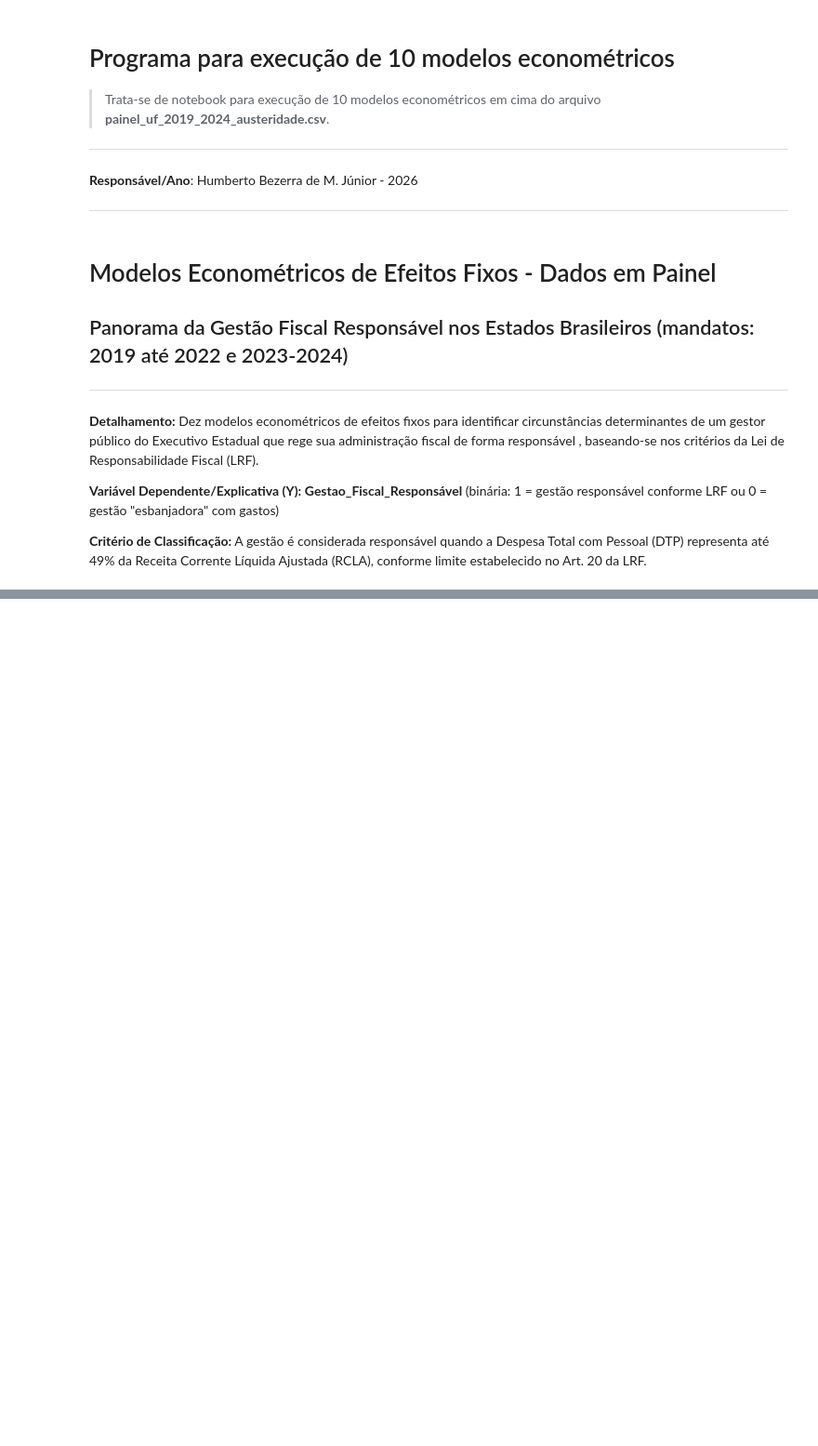
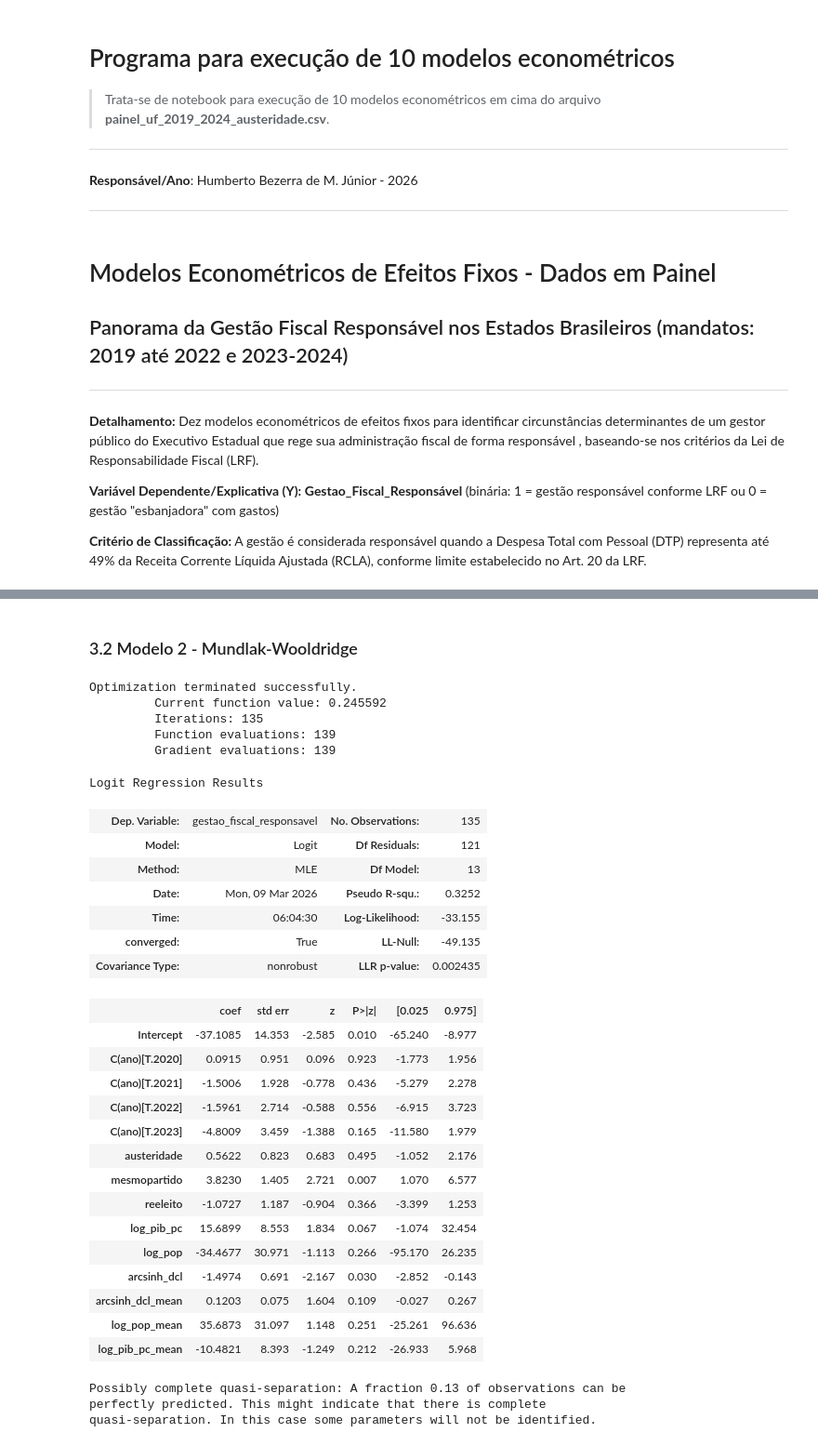
Before and after one commit to jrhumberto/000-pep, a Jupyter notebook: modelo_econometrico_v2.ipynb, the cells around one changed output, grey strips where cells are left out. Shown at 93% size. Drawn from its saved outputs; the diff is of its cells as text; code cells hidden in the pictures; blank space fills up the shorter version.

```diff
--- a/modelo_econometrico_v2.ipynb
+++ b/modelo_econometrico_v2.ipynb
@@ -680,0 +286,54 @@ for i in list_files_results:
+# %% [markdown]
+### 3.2 Modelo 2 - Mundlak-Wooldridge
+# %%
+# Criação de replica
+df_model2 = df.copy()
+
+# Médias intra-UF (controle de Mundlak — substitui C(uf) corretamente)
+for v in ["arcsinh_dcl", "log_pop", "log_pib_pc"]:
+    df_model2[f"{v}_mean"] = df_model2.groupby("uf")[v].transform("mean")
+
+# Dummies de ANO (sem separação perfeita — viável)
+modelo2 = smf.logit(
+    """gestao_fiscal_responsavel ~
+       austeridade + mesmopartido + reeleito +
+       log_pib_pc + log_pop + arcsinh_dcl +
+       arcsinh_dcl_mean + log_pop_mean + log_pib_pc_mean +
+       C(ano)""",
+    data=df_model2
+).fit(method="bfgs", maxiter=500)
+# %% [output]
+Optimization terminated successfully.
+         Current function value: 0.245592
+         Iterations: 135
+         Function evaluations: 139
+         Gradient evaluations: 139
+# %%
+modelo2.summary()
+# %% [output]
+Logit Regression Results
+| Dep. Variable: | gestao_fiscal_responsavel | No. Observations: | 135 |
+| Model: | Logit | Df Residuals: | 121 |
+| Method: | MLE | Df Model: | 13 |
+| Date: | Mon, 09 Mar 2026 | Pseudo R-squ.: | 0.3252 |
+| Time: | 06:04:30 | Log-Likelihood: | -33.155 |
+| converged: | True | LL-Null: | -49.135 |
+| Covariance Type: | nonrobust | LLR p-value: | 0.002435 |
+|  | coef | std err | z | P>|z| | [0.025 | 0.975] |
+| Intercept | -37.1085 | 14.353 | -2.585 | 0.010 | -65.240 | -8.977 |
+| C(ano)[T.2020] | 0.0915 | 0.951 | 0.096 | 0.923 | -1.773 | 1.956 |
+| C(ano)[T.2021] | -1.5006 | 1.928 | -0.778 | 0.436 | -5.279 | 2.278 |
+| C(ano)[T.2022] | -1.5961 | 2.714 | -0.588 | 0.556 | -6.915 | 3.723 |
+| C(ano)[T.2023] | -4.8009 | 3.459 | -1.388 | 0.165 | -11.580 | 1.979 |
+| austeridade | 0.5622 | 0.823 | 0.683 | 0.495 | -1.052 | 2.176 |
+| mesmopartido | 3.8230 | 1.405 | 2.721 | 0.007 | 1.070 | 6.577 |
+| reeleito | -1.0727 | 1.187 | -0.904 | 0.366 | -3.399 | 1.253 |
+| log_pib_pc | 15.6899 | 8.553 | 1.834 | 0.067 | -1.074 | 32.454 |
+| log_pop | -34.4677 | 30.971 | -1.113 | 0.266 | -95.170 | 26.235 |
+| arcsinh_dcl | -1.4974 | 0.691 | -2.167 | 0.030 | -2.852 | -0.143 |
+| arcsinh_dcl_mean | 0.1203 | 0.075 | 1.604 | 0.109 | -0.027 | 0.267 |
+| log_pop_mean | 35.6873 | 31.097 | 1.148 | 0.251 | -25.261 | 96.636 |
+| log_pib_pc_mean | -10.4821 | 8.393 | -1.249 | 0.212 | -26.933 | 5.968 |
+Possibly complete quasi-separation: A fraction 0.13 of observations can be
+perfectly predicted. This might indicate that there is complete
+quasi-separation. In this case some parameters will not be identified.
```
Also changed, not shown: parts of 41 cells of this notebook.
